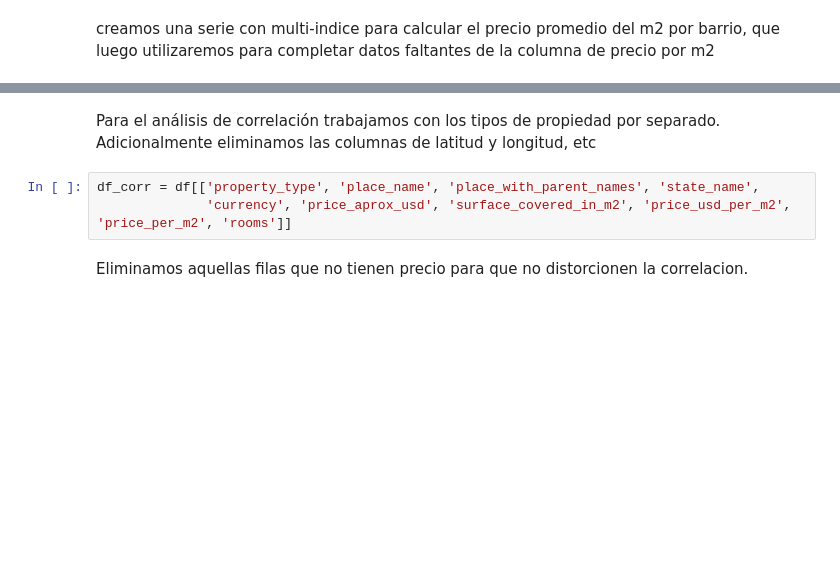
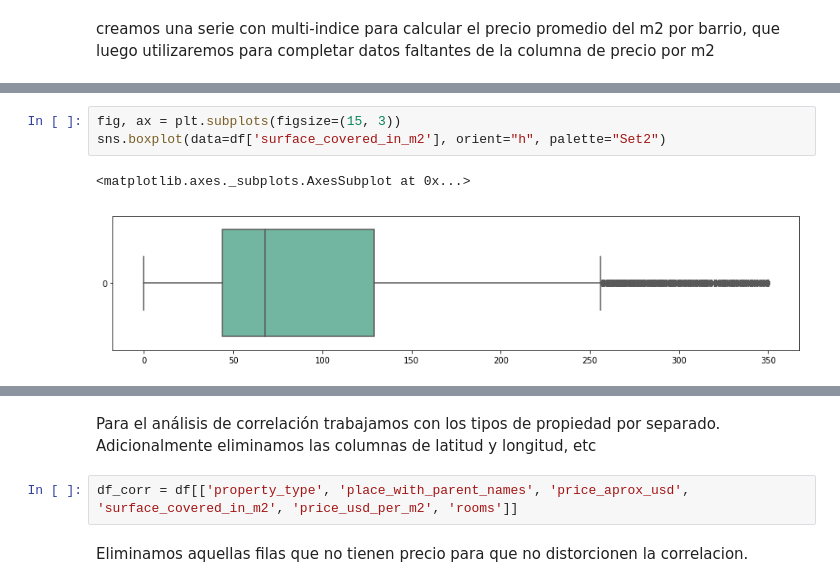
Before and after one commit to gfairhurst/Digitalhouse-Desafio-1, a Jupyter notebook: Desafio 1.ipynb, the cells around one changed output, grey strips where cells are left out. Saved outputs shown, nothing was run; the diff lists cells and outputs as text; blank space fills up the shorter version.

```diff
--- a/Desafio 1.ipynb
+++ b/Desafio 1.ipynb
@@ -661,3 +585,9 @@ sns.boxplot(data=df[['price_aprox_usd', 'surface_covered_in_m2']], orient="h", p
+# %%
+fig, ax = plt.subplots(figsize=(15, 3))
+sns.boxplot(data=df['surface_covered_in_m2'], orient="h", palette="Set2")
+# %% [output]
+<matplotlib.axes._subplots.AxesSubplot at 0x...>
+[figure, added]
 # %% [markdown]
 ![purple-divider](https://user-images.githubusercontent.com/7065401/52071927-c1cd7100-2562-11e9-908a-dde91ba14e59.png)
 <a id='section4'></a>
@@ -670,8 +600,7 @@ sns.boxplot(data=df[['price_aprox_usd', 'surface_covered_in_m2']], orient="h", p
 Para el análisis de correlación trabajamos con los tipos de propiedad por separado.
 Adicionalmente eliminamos las columnas de latitud y longitud, etc
 # %%
-df_corr = df[['property_type', 'place_name', 'place_with_parent_names', 'state_name',
-              'currency', 'price_aprox_usd', 'surface_covered_in_m2', 'price_usd_per_m2', 'price_per_m2', 'rooms']]
+df_corr = df[['property_type', 'place_with_parent_names', 'price_aprox_usd', 'surface_covered_in_m2', 'price_usd_per_m2', 'rooms']]
 # %% [markdown]
 Eliminamos aquellas filas que no tienen precio para que no distorcionen la correlacion.
 # %%
```
Also changed, not shown: parts of 40 cells of this notebook, 1 other file.
